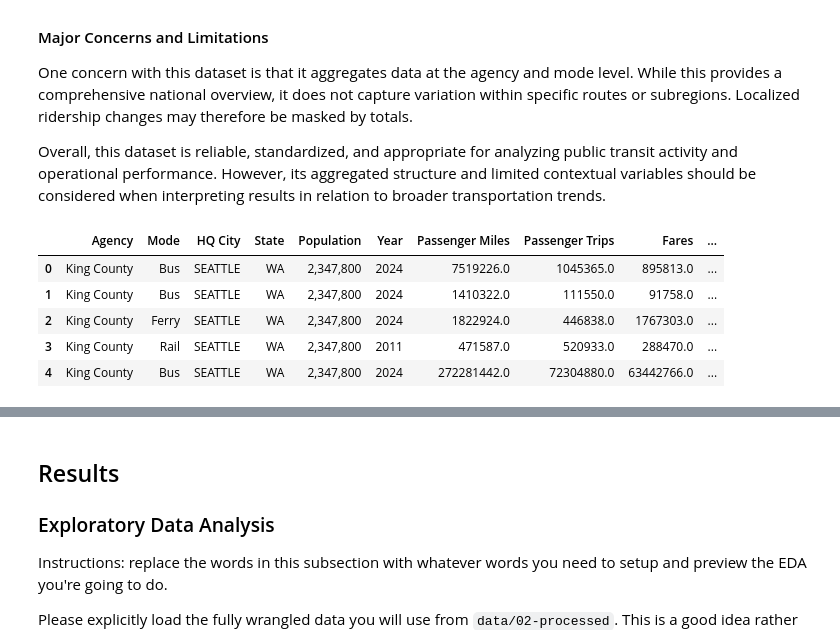
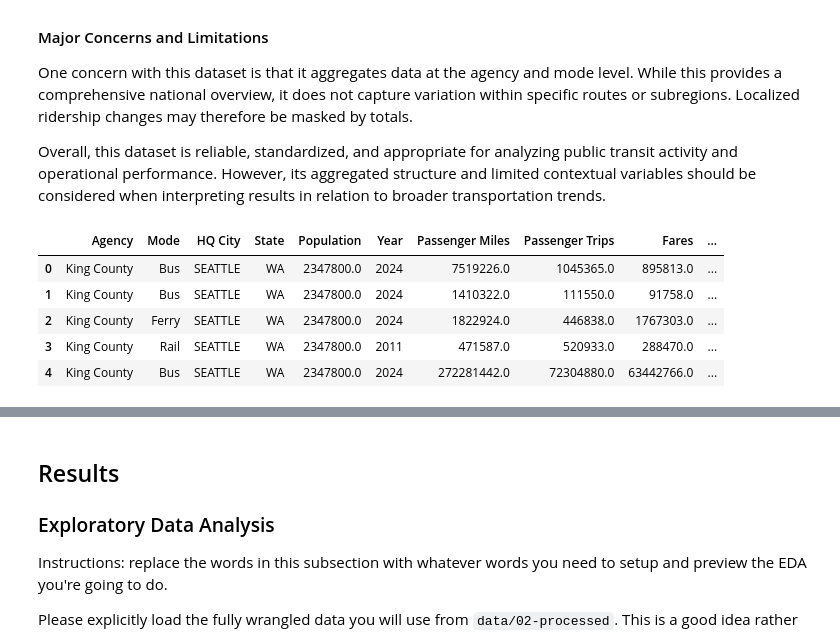
Before and after one commit to COGS108/Group012_WI26, a Jupyter notebook: 02-EDACheckpoint.ipynb, the cells around one changed output, grey strips where cells are left out. Saved outputs shown, nothing was run; the diff lists cells and outputs as text; code cells hidden in the pictures.

```diff
--- a/02-EDACheckpoint.ipynb
+++ b/02-EDACheckpoint.ipynb
@@ -195,39 +195,39 @@ ride_df = pd.read_csv('data/00-raw/ride_share.csv')
 
 # Drop Variables that won't be used in the analysis
 columns_drop = ['NTD ID', 'Legacy NTD ID', 'Mode', 'TOS', 'Reporter Type', 'Organization Type', 'Last Closed Report Year', \
                 'Last Closed FY End Month', 'Avg Trip Length FY', 'Mode/Type of Service Status', 'UACE CD', 'UZA SQ Miles', 'UZA Population', \
                 'Service Area SQ Miles', 'UZA Name']
 ride_df.drop(columns_drop, inplace=True, axis=1)
 
 # Rename variables for ease of work and cleanliness
 rename_schema = {'3 Mode':'Mode', 'HQ State':'State', 'Last Closed FY End Year':'Year', 'Passenger Miles FY':'Passenger Miles', \
                  'Unlinked Passenger Trips FY':'Passenger Trips', 'Fares FY':'Fares', 'Operating Expenses FY':'Expenses', \
                  'Avg Cost Per Trip FY':'Avg Cost Per Trip', 'Avg Fares Per Trip FY':'Avg Trip Fare', 'Service Area Population':'Population'}
 ride_df.rename(columns=rename_schema, inplace=True)
 
 # Dropping NaN for variables that may impact analysis or make the datapoint unusable
 ride_df = ride_df.dropna(subset=['Year', 'Passenger Trips'])
 
 # Convert all values to floats for data analysis
-to_float = ['Fares', 'Expenses', 'Avg Cost Per Trip', 'Avg Trip Fare', 'Passenger Miles', 'Passenger Trips']
+to_float = ['Fares', 'Expenses', 'Avg Cost Per Trip', 'Avg Trip Fare', 'Passenger Miles', 'Passenger Trips', 'Population']
 
 def str_to_float(col):
     ride_df[col] = ride_df[col].str.replace(',','').str.replace('$', '').astype(float)
 
 for i in to_float:
     str_to_float(i)
 
 # Year to string for join in EDA
 ride_df['Year'] = ride_df['Year'].astype(int).astype(str)
 
 ride_df.head()
 # %% [output]
 |  | Agency | Mode | HQ City | State | Population | Year | Passenger Miles | Passenger Trips | Fares | ... |
-| 0 | King County | Bus | SEATTLE | WA | 2,347,800 | 2024 | 7519226.0 | 1045365.0 | 895813.0 | ... |
-| 1 | King County | Bus | SEATTLE | WA | 2,347,800 | 2024 | 1410322.0 | 111550.0 | 91758.0 | ... |
-| 2 | King County | Ferry | SEATTLE | WA | 2,347,800 | 2024 | 1822924.0 | 446838.0 | 1767303.0 | ... |
-| 3 | King County | Rail | SEATTLE | WA | 2,347,800 | 2011 | 471587.0 | 520933.0 | 288470.0 | ... |
-| 4 | King County | Bus | SEATTLE | WA | 2,347,800 | 2024 | 272281442.0 | 72304880.0 | 63442766.0 | ... |
+| 0 | King County | Bus | SEATTLE | WA | 2347800.0 | 2024 | 7519226.0 | 1045365.0 | 895813.0 | ... |
+| 1 | King County | Bus | SEATTLE | WA | 2347800.0 | 2024 | 1410322.0 | 111550.0 | 91758.0 | ... |
+| 2 | King County | Ferry | SEATTLE | WA | 2347800.0 | 2024 | 1822924.0 | 446838.0 | 1767303.0 | ... |
+| 3 | King County | Rail | SEATTLE | WA | 2347800.0 | 2011 | 471587.0 | 520933.0 | 288470.0 | ... |
+| 4 | King County | Bus | SEATTLE | WA | 2347800.0 | 2024 | 272281442.0 | 72304880.0 | 63442766.0 | ... |
 # %%
 # Filters ride_df to only include data points from the state of California and transit mode by Bus
 ride_df = ride_df[ride_df['State'] == 'CA']
```
Also changed, not shown: parts of 2 cells of this notebook.
